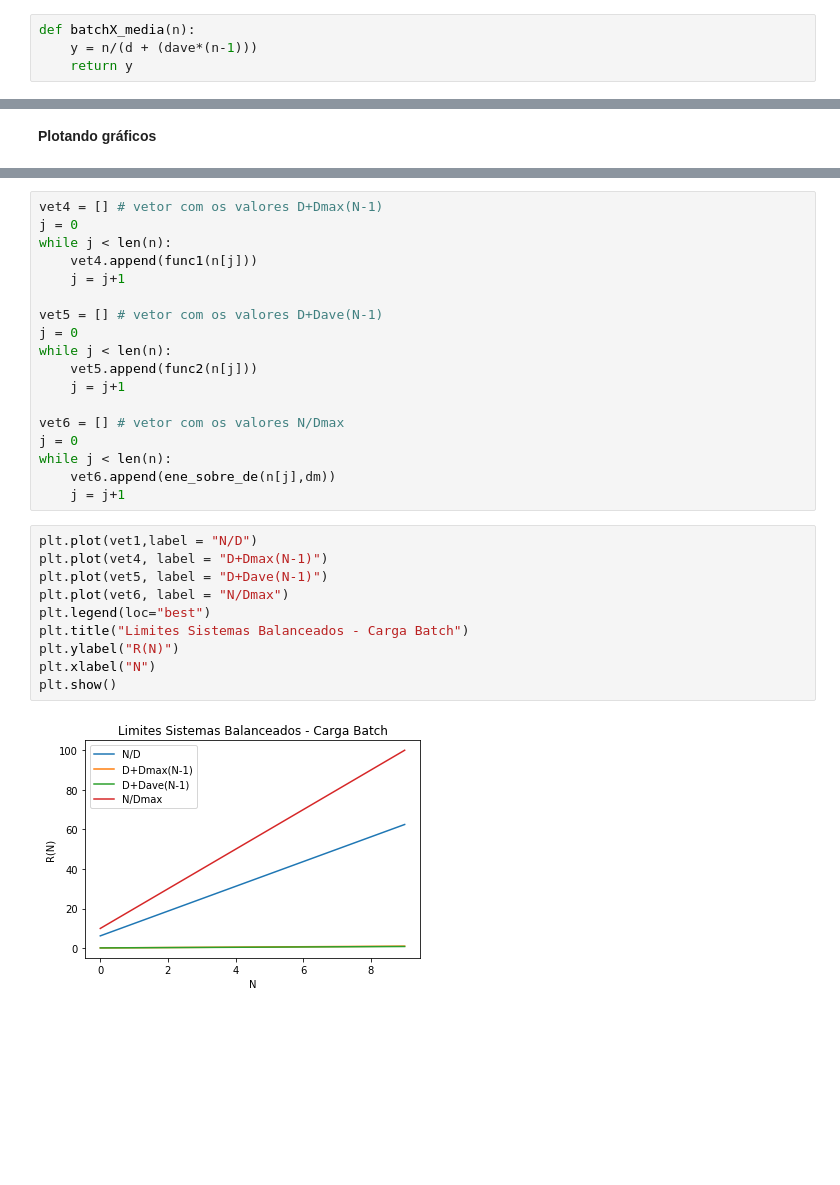
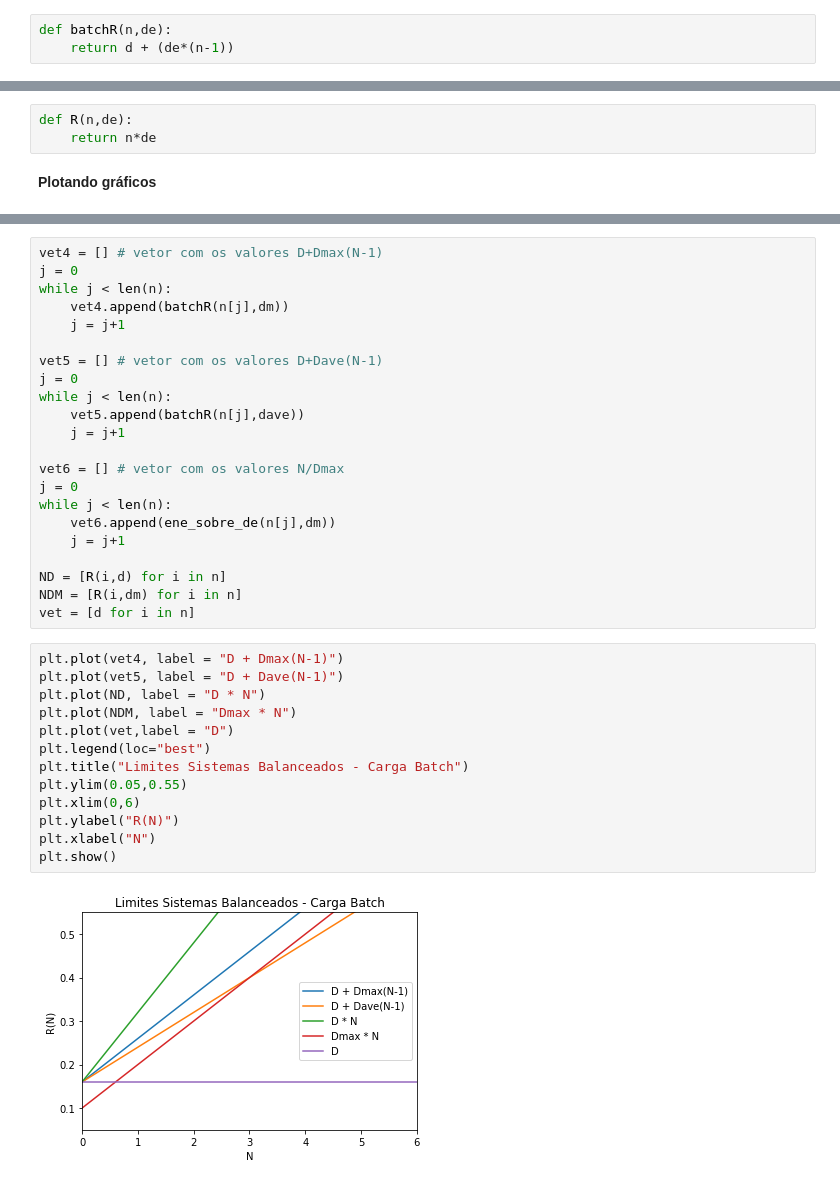
Before and after one commit to juliaavaladares/AvaliacaoDesempenhoDeSistemas, a Jupyter notebook: Trabalho.ipynb, the cells around one changed output, grey strips where cells are left out. Drawn from its saved outputs; the diff is of its cells as text; blank space fills up the shorter version.

```diff
--- a/Trabalho.ipynb
+++ b/Trabalho.ipynb
@@ -285,6 +286,5 @@ def batchX(n):
 # %%
-def batchX_media(n):
-    y = n/(d + (dave*(n-1)))
-    return y
+def batchR(n,de):
+    return d + (de*(n-1))
 # %%
 def ene_sobre_de (n,de):
@@ -305,3 +295,6 @@ def ene_vezes_de(n,de):
+# %%
+def R(n,de):
+    return n*de
 # %% [markdown]
 **Plotando gráficos**
 # %%
@@ -338,13 +337,13 @@ plt.show()
 vet4 = [] # vetor com os valores D+Dmax(N-1)
 j = 0
 while j < len(n):
-    vet4.append(func1(n[j]))
+    vet4.append(batchR(n[j],dm))
     j = j+1
 
 vet5 = [] # vetor com os valores D+Dave(N-1)
 j = 0
 while j < len(n):
-    vet5.append(func2(n[j]))
+    vet5.append(batchR(n[j],dave))
     j = j+1
 
 vet6 = [] # vetor com os valores N/Dmax
@@ -352,15 +351,22 @@ j = 0
 while j < len(n):
     vet6.append(ene_sobre_de(n[j],dm))
     j = j+1
+
+ND = [R(i,d) for i in n]
+NDM = [R(i,dm) for i in n]
+vet = [d for i in n]
 # %%
-plt.plot(vet1,label = "N/D")
-plt.plot(vet4, label = "D+Dmax(N-1)")
-plt.plot(vet5, label = "D+Dave(N-1)")
-plt.plot(vet6, label = "N/Dmax")
+plt.plot(vet4, label = "D + Dmax(N-1)")
+plt.plot(vet5, label = "D + Dave(N-1)")
+plt.plot(ND, label = "D * N")
+plt.plot(NDM, label = "Dmax * N")
+plt.plot(vet,label = "D")
 plt.legend(loc="best")
 plt.title("Limites Sistemas Balanceados - Carga Batch")
+plt.ylim(0.05,0.55)
+plt.xlim(0,6)
 plt.ylabel("R(N)")
 plt.xlabel("N")
 plt.show()
 # %% [output]
-[figure, old version]
+[figure, new version]
```
Also changed, not shown: parts of 8 cells of this notebook.
